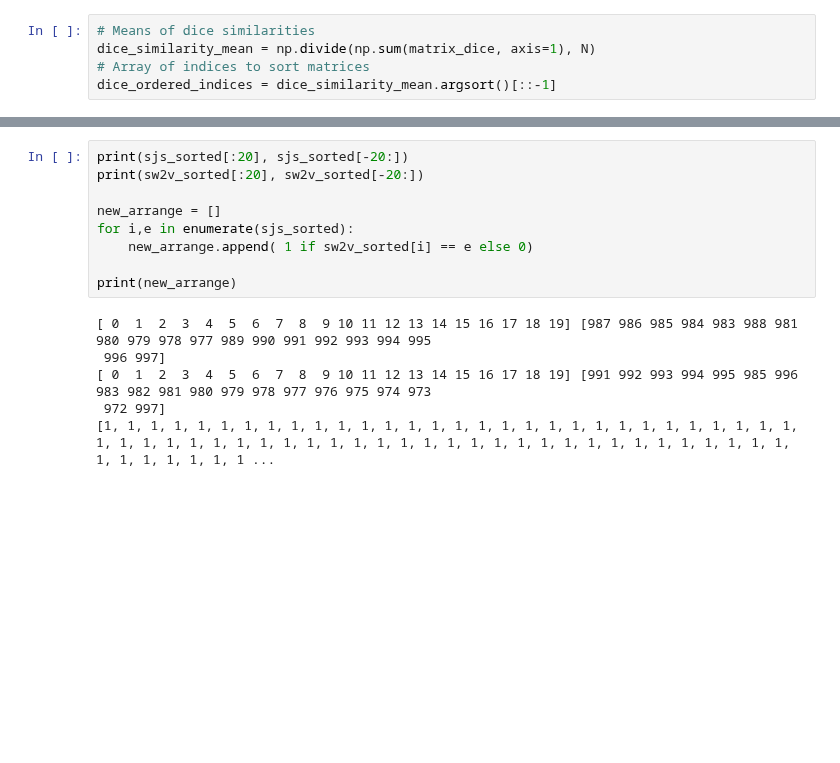
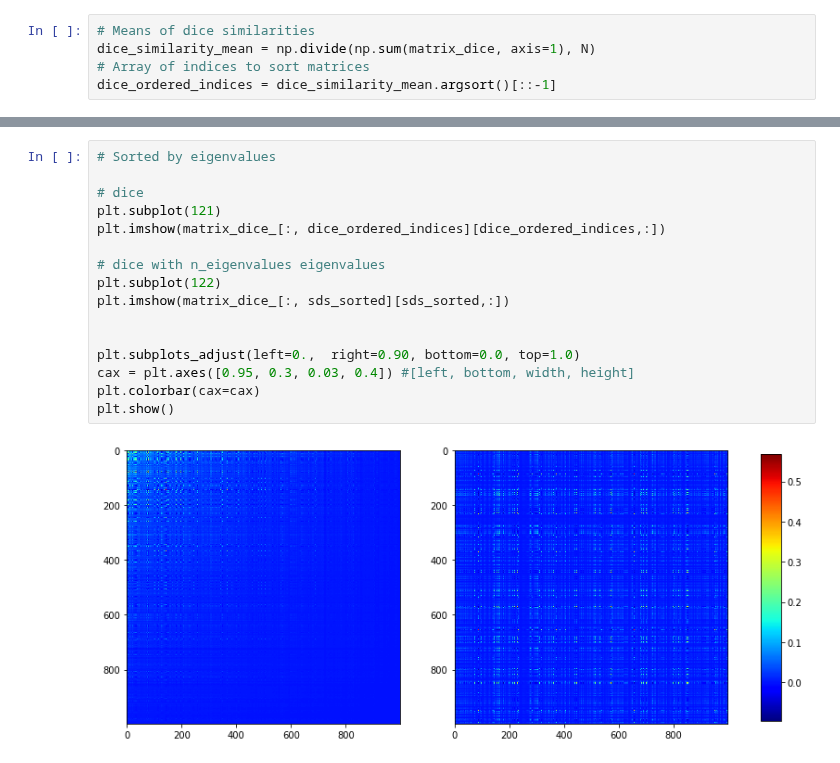
Before and after one commit to sdhdez/article-similarity, a Jupyter notebook: notebooks/loading-matrices-aminer-v1-c.ipynb, the cells around one changed output, grey strips where cells are left out. Cells and saved outputs as stored; diff of their text form; blank space fills up the shorter version.

```diff
--- a/notebooks/loading-matrices-aminer-v1-c.ipynb
+++ b/notebooks/loading-matrices-aminer-v1-c.ipynb
@@ -114,15 +131,18 @@ plt.show()
-# %%
-print(sjs_sorted[:20], sjs_sorted[-20:])
-print(sw2v_sorted[:20], sw2v_sorted[-20:])
-
-new_arrange = []
-for i,e in enumerate(sjs_sorted):
-    new_arrange.append( 1 if sw2v_sorted[i] == e else 0)
-
-print(new_arrange)
-# %% [output]
-[ 0  1  2  3  4  5  6  7  8  9 10 11 12 13 14 15 16 17 18 19] [987 986 985 984 983 988 981 980 979 978 977 989 990 991 992 993 994 995
- 996 997]
-[ 0  1  2  3  4  5  6  7  8  9 10 11 12 13 14 15 16 17 18 19] [991 992 993 994 995 985 996 983 982 981 980 979 978 977 976 975 974 973
- 972 997]
-[1, 1, 1, 1, 1, 1, 1, 1, 1, 1, 1, 1, 1, 1, 1, 1, 1, 1, 1, 1, 1, 1, 1, 1, 1, 1, 1, 1, 1, 1, 1, 1, 1, 1, 1, 1, 1, 1, 1, 1, 1, 1, 1, 1, 1, 1, 1, 1, 1, 1, 1, 1, 1, 1, 1, 1, 1, 1, 1, 1, 1, 1, 1, 1, 1, 1, 1 ...
+# %%
+# Sorted by eigenvalues
+
+# dice
+plt.subplot(121)
+plt.imshow(matrix_dice_[:, dice_ordered_indices][dice_ordered_indices,:])
+
+# dice with n_eigenvalues eigenvalues
+plt.subplot(122)
+plt.imshow(matrix_dice_[:, sds_sorted][sds_sorted,:])
+
+
+plt.subplots_adjust(left=0.,  right=0.90, bottom=0.0, top=1.0)
+cax = plt.axes([0.95, 0.3, 0.03, 0.4]) #[left, bottom, width, height]
+plt.colorbar(cax=cax)
+plt.show()
+# %% [output]
+[figure, added]
```
Also changed, not shown: parts of 19 cells of this notebook, 2 other files.
